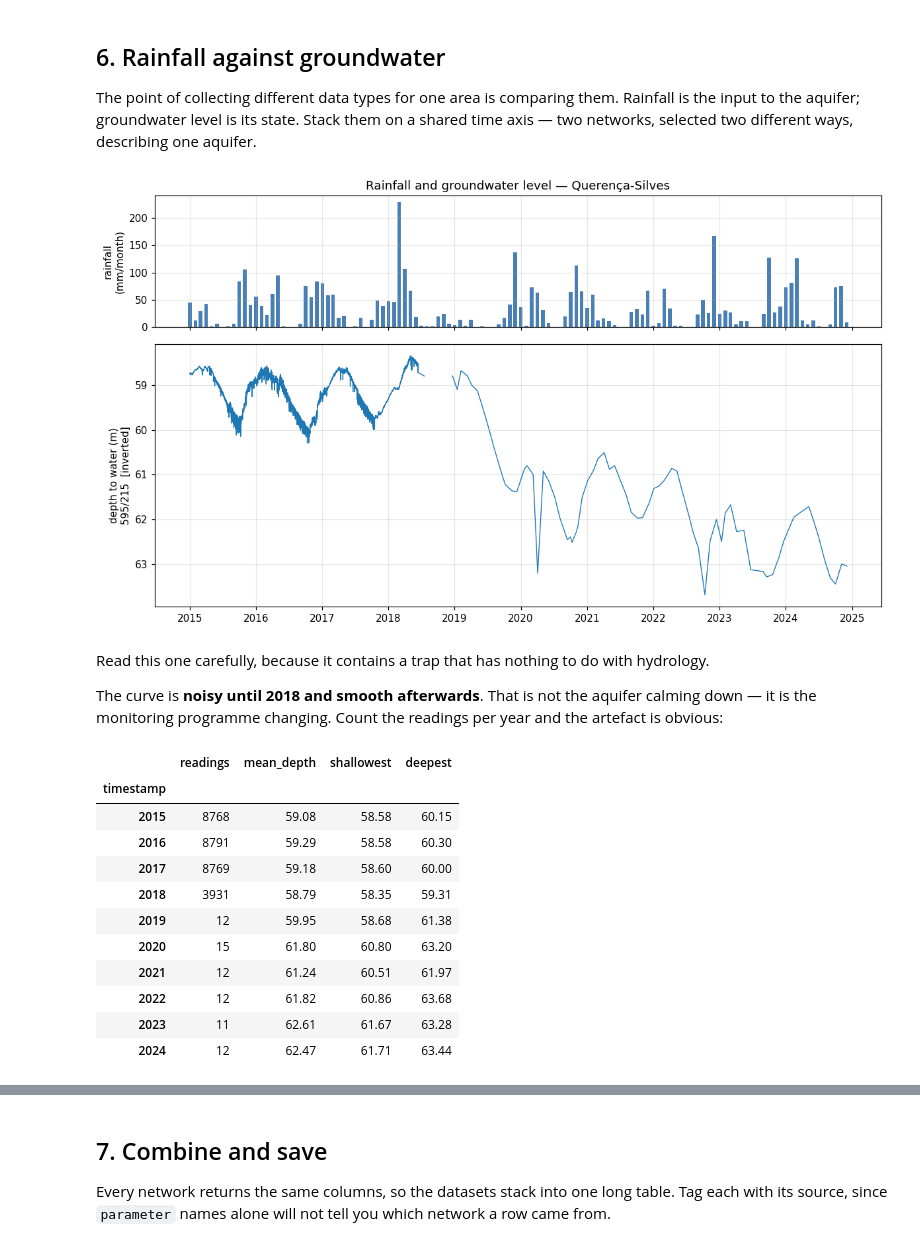
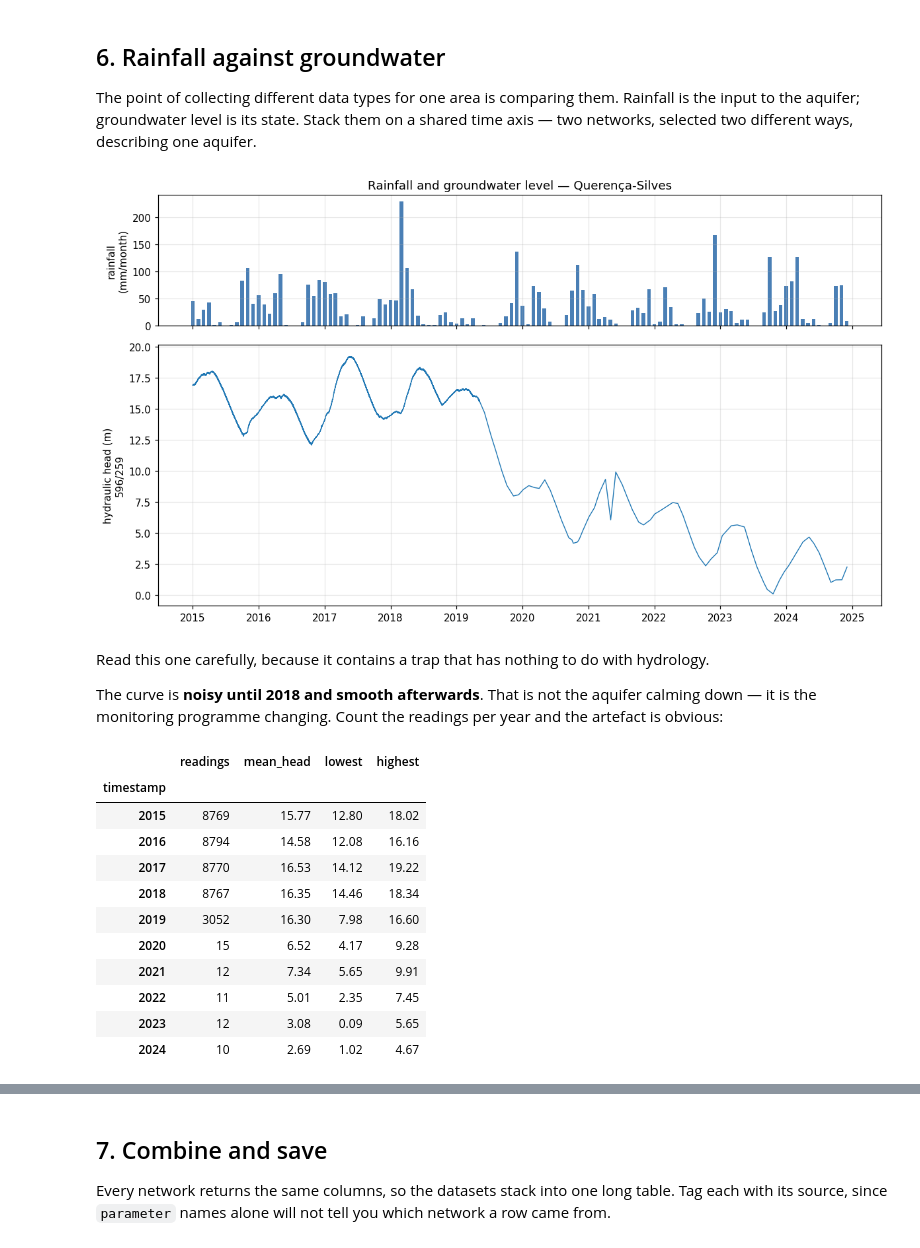
Before and after one commit to rhugman/get-snirh, a Jupyter notebook: examples/example_area_querenca_silves.ipynb, the cells around one changed output, grey strips where cells are left out. Cells and saved outputs as stored; diff of their text form; code cells hidden in the pictures.

```diff
--- a/examples/example_area_querenca_silves.ipynb
+++ b/examples/example_area_querenca_silves.ipynb
@@ -331,12 +332,13 @@ def plot_series(df, ax, ylabel, title, kind="line"):
 # %% [markdown]
 ### 5.1 Groundwater level (`piezometria`)
 # %%
-# 'Profundidade Nível Água' (uid 2277) = depth to water. Pass the DataFrame straight in:
-# 'uid' drives the request, 'code' labels the rows.
-gwl = snirh_gw.timeseries(active_gw.head(10), "2277", start=START, end=END)
-datasets["groundwater_level"] = gwl
+# 'Nível piezométrico' (uid 100290981) = hydraulic head. Pass the DataFrame
+# straight in: 'uid' drives the request, 'code' labels the rows.
+# Every active station in the aquifer, not a sample.
+head = snirh_gw.timeseries(active_gw, "100290981", start=START, end=END)
+datasets["hydraulic_head"] = head
 
-print(f"{len(gwl):,} rows from {gwl['code'].nunique()} of {len(active_gw.head(10))} requested")
-print(f"span: {gwl['timestamp'].min():%Y-%m-%d} -> {gwl['timestamp'].max():%Y-%m-%d}")
-gwl.head()
+print(f"{len(head):,} rows from {head['code'].nunique()} of {len(active_gw)} stations requested")
+print(f"span: {head['timestamp'].min():%Y-%m-%d} -> {head['timestamp'].max():%Y-%m-%d}")
+head.head()
 # %% [output]
@@ -572,25 +629,24 @@ The point of collecting different data types for one area is comparing them. Rai
 to the aquifer; groundwater level is its state. Stack them on a shared time axis — two networks,
 selected two different ways, describing one aquifer.
 # %%
-best = gwl.groupby("code")["value"].count().idxmax()   # best-covered station
-series = gwl[gwl["code"] == best].sort_values("timestamp")
+best = head.groupby("code")["value"].count().idxmax()   # best-covered station
+series = head[head["code"] == best].sort_values("timestamp")
 
 fig, (ax_rain, ax_gwl) = plt.subplots(2, 1, figsize=(11, 6.4), sharex=True,
                                       gridspec_kw={"height_ratios": [1, 2]})
 
 ax_rain.bar(areal.index, areal.values, width=20, color="#4a7fb5")
 ax_rain.set_ylabel("rainfall\n(mm/month)")
 ax_rain.set_title("Rainfall and groundwater level — Querença-Silves")
 
-level_series = break_gaps(series)          # do not bridge the 2018/19 changeover
-ax_gwl.plot(level_series.index, level_series.values, color="#1f77b4", lw=0.9)
-ax_gwl.invert_yaxis()
-ax_gwl.set_ylabel(f"depth to water (m)\n{best}  [inverted]")
+head_series = break_gaps(series)          # do not bridge the 2018/19 changeover
+ax_gwl.plot(head_series.index, head_series.values, color="#1f77b4", lw=0.9)
+ax_gwl.set_ylabel(f"hydraulic head (m)\n{best}")
 ax_gwl.set_xlabel("")
 plt.tight_layout()
 plt.show()
 # %% [output]
-[figure, old version]
+[figure, new version]
 # %% [markdown]
 Read this one carefully, because it contains a trap that has nothing to do with hydrology.
 
@@ -598,21 +654,21 @@ The curve is **noisy until 2018 and smooth afterwards**. That is not the aquifer
 is the monitoring programme changing. Count the readings per year and the artefact is obvious:
 # %%
 per_year = series.groupby(series["timestamp"].dt.year)["value"].agg(
-    readings="size", mean_depth="mean", shallowest="min", deepest="max").round(2)
+    readings="size", mean_head="mean", lowest="min", highest="max").round(2)
 per_year
 # %% [output]
-|  | readings | mean_depth | shallowest | deepest |
+|  | readings | mean_head | lowest | highest |
 | timestamp |  |  |  |  |
-| 2015 | 8768 | 59.08 | 58.58 | 60.15 |
-| 2016 | 8791 | 59.29 | 58.58 | 60.30 |
-| 2017 | 8769 | 59.18 | 58.60 | 60.00 |
-| 2018 | 3931 | 58.79 | 58.35 | 59.31 |
-| 2019 | 12 | 59.95 | 58.68 | 61.38 |
-| 2020 | 15 | 61.80 | 60.80 | 63.20 |
-| 2021 | 12 | 61.24 | 60.51 | 61.97 |
-| 2022 | 12 | 61.82 | 60.86 | 63.68 |
-| 2023 | 11 | 62.61 | 61.67 | 63.28 |
-| 2024 | 12 | 62.47 | 61.71 | 63.44 |
+| 2015 | 8769 | 15.77 | 12.80 | 18.02 |
+| 2016 | 8794 | 14.58 | 12.08 | 16.16 |
+| 2017 | 8770 | 16.53 | 14.12 | 19.22 |
+| 2018 | 8767 | 16.35 | 14.46 | 18.34 |
+| 2019 | 3052 | 16.30 | 7.98 | 16.60 |
+| 2020 | 15 | 6.52 | 4.17 | 9.28 |
+| 2021 | 12 | 7.34 | 5.65 | 9.91 |
+| 2022 | 11 | 5.01 | 2.35 | 7.45 |
+| 2023 | 12 | 3.08 | 0.09 | 5.65 |
+| 2024 | 10 | 2.69 | 1.02 | 4.67 |
 # %% [markdown]
 Roughly 8,700 readings a year through 2018 — hourly logging — then about 12 a year: monthly dips.
 Same station, same parameter, same `uid`; a completely different record. The fine seasonal
```
Also changed, not shown: parts of 20 cells of this notebook, 1 other file.
